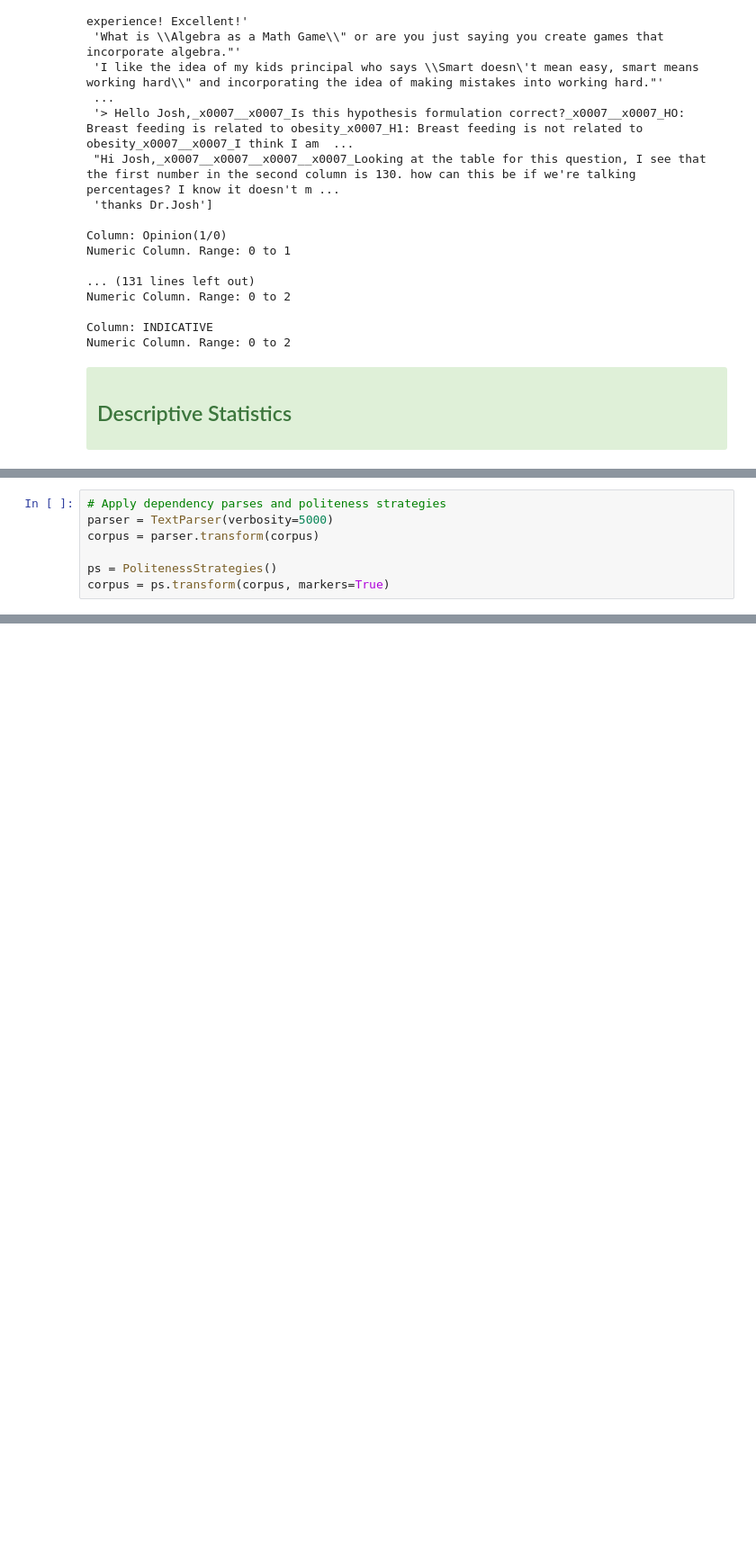
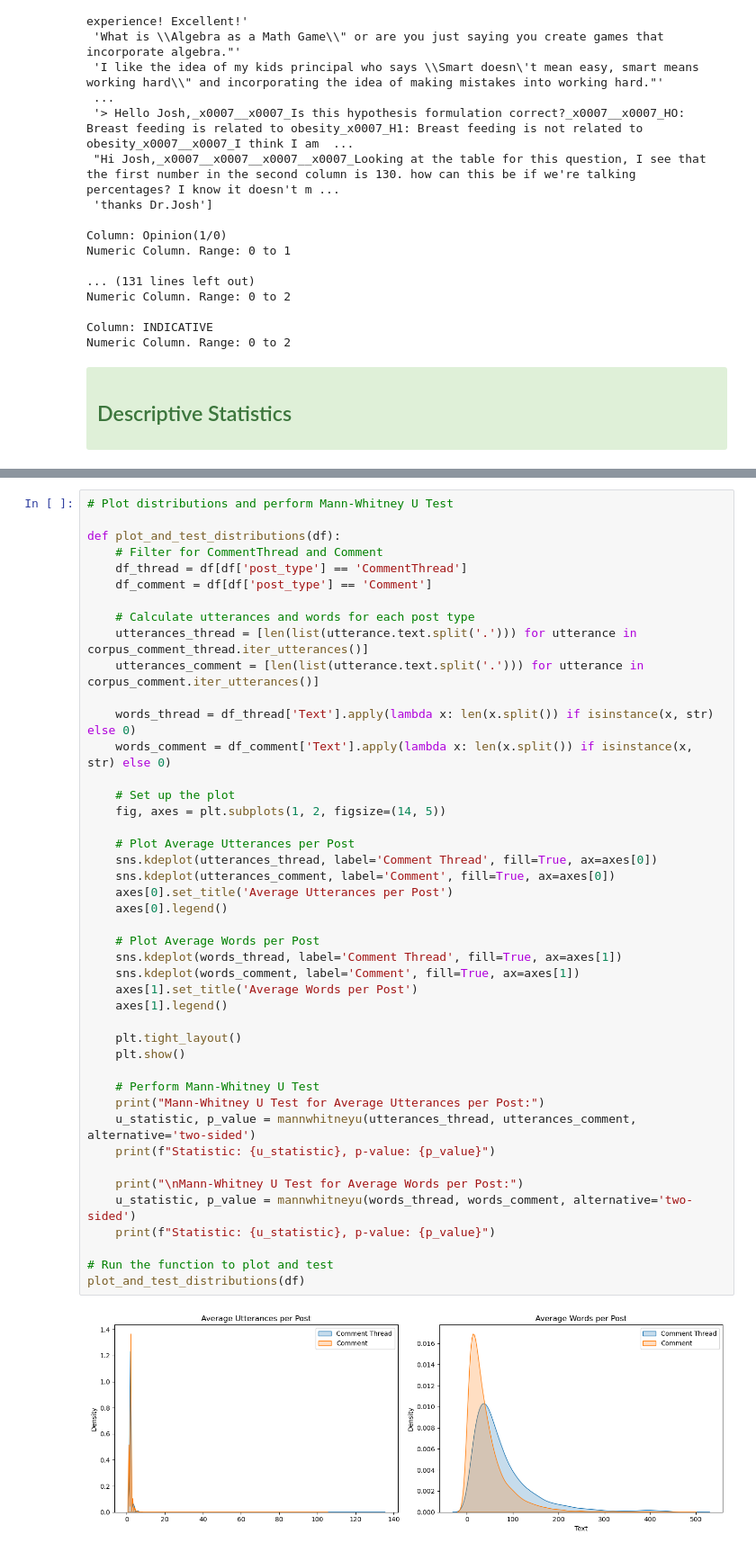
Before and after one commit to cyue0016/polite_minor_thesis, a Jupyter notebook: graph.ipynb, the cells around one changed output, grey strips where cells are left out. Shown at 90% size. Drawn from its saved outputs; the diff is of its cells as text; blank space fills up the shorter version.

```diff
--- a/graph.ipynb
+++ b/graph.ipynb
@@ -154,7 +135,0 @@ corpus = Corpus(utterances=utterances)
-# %%
-# Apply dependency parses and politeness strategies
-parser = TextParser(verbosity=5000)
-corpus = parser.transform(corpus)
-
-ps = PolitenessStrategies()
-corpus = ps.transform(corpus, markers=True)
@@ -325,0 +408,46 @@ df.to_csv('data/stanfordMOOCForumPostsSet/posts.csv', index=False)
+# %%
+# Plot distributions and perform Mann-Whitney U Test
+
+def plot_and_test_distributions(df):
+    # Filter for CommentThread and Comment
+    df_thread = df[df['post_type'] == 'CommentThread']
+    df_comment = df[df['post_type'] == 'Comment']
+
+    # Calculate utterances and words for each post type
+    utterances_thread = [len(list(utterance.text.split('.'))) for utterance in corpus_comment_thread.iter_utterances()]
+    utterances_comment = [len(list(utterance.text.split('.'))) for utterance in corpus_comment.iter_utterances()]
+
+    words_thread = df_thread['Text'].apply(lambda x: len(x.split()) if isinstance(x, str) else 0)
+    words_comment = df_comment['Text'].apply(lambda x: len(x.split()) if isinstance(x, str) else 0)
+
+    # Set up the plot
+    fig, axes = plt.subplots(1, 2, figsize=(14, 5))
+
+    # Plot Average Utterances per Post
+    sns.kdeplot(utterances_thread, label='Comment Thread', fill=True, ax=axes[0])
+    sns.kdeplot(utterances_comment, label='Comment', fill=True, ax=axes[0])
+    axes[0].set_title('Average Utterances per Post')
+    axes[0].legend()
+
+    # Plot Average Words per Post
+    sns.kdeplot(words_thread, label='Comment Thread', fill=True, ax=axes[1])
+    sns.kdeplot(words_comment, label='Comment', fill=True, ax=axes[1])
+    axes[1].set_title('Average Words per Post')
+    axes[1].legend()
+
+    plt.tight_layout()
+    plt.show()
+
+    # Perform Mann-Whitney U Test
+    print("Mann-Whitney U Test for Average Utterances per Post:")
+    u_statistic, p_value = mannwhitneyu(utterances_thread, utterances_comment, alternative='two-sided')
+    print(f"Statistic: {u_statistic}, p-value: {p_value}")
+
+    print("\nMann-Whitney U Test for Average Words per Post:")
+    u_statistic, p_value = mannwhitneyu(words_thread, words_comment, alternative='two-sided')
+    print(f"Statistic: {u_statistic}, p-value: {p_value}")
+
+# Run the function to plot and test
+plot_and_test_distributions(df)
+# %% [output]
+[figure, added]
```
Also changed, not shown: parts of 24 cells of this notebook.
